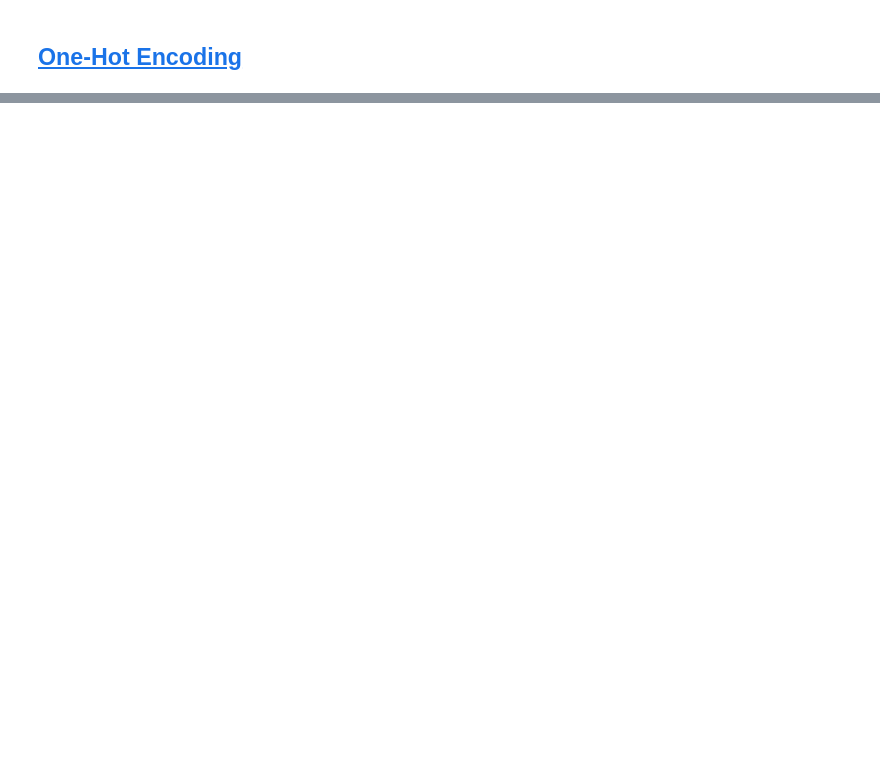
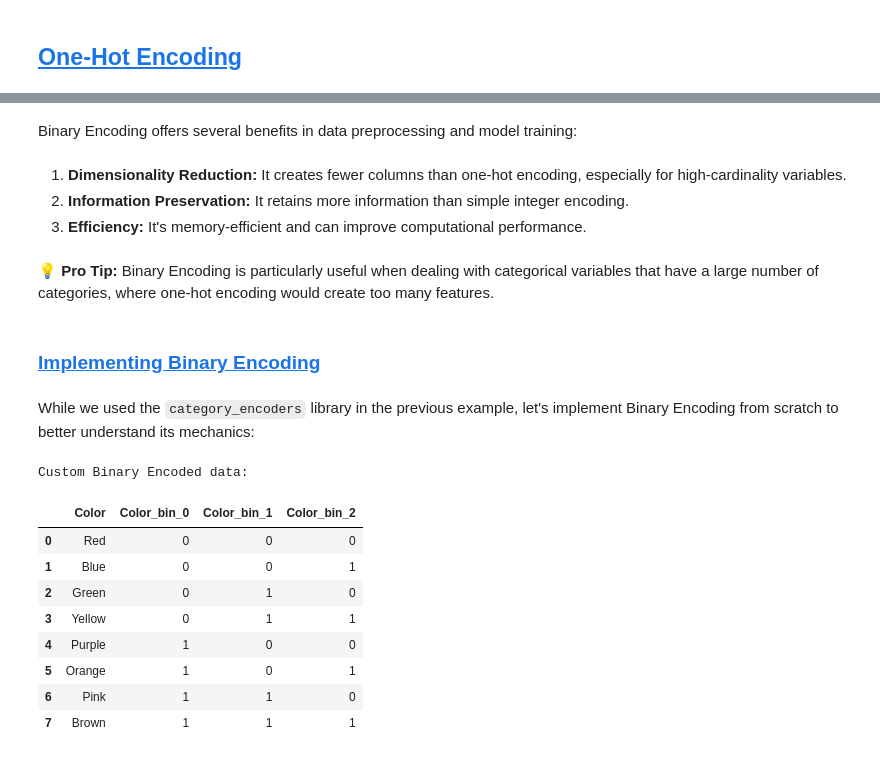
Before and after one commit to pytopia/Data-Processing-for-ML, a Jupyter notebook: Lectures/06 Exploratory Data Analysis (EDA)/05 Encoding Categorical Variables.ipynb, the cells around one changed output, grey strips where cells are left out. Cells and saved outputs as stored; diff of their text form; code cells hidden in the pictures; blank space fills up the shorter version.

```diff
--- a/Lectures/06 Exploratory Data Analysis (EDA)/05 Encoding Categorical Variables.ipynb
+++ b/Lectures/06 Exploratory Data Analysis (EDA)/05 Encoding Categorical Variables.ipynb
@@ -268,0 +749,16 @@ However, there are some practical considerations to keep in mind:
+# %%
+import pandas as pd
+import numpy as np
+from category_encoders import BinaryEncoder
+
+# Sample data
+data = pd.DataFrame({
+    'Color': ['Red', 'Blue', 'Green', 'Yellow', 'Purple', 'Orange', 'Pink', 'Brown']
+})
+
+# Initialize and fit the BinaryEncoder
+encoder = BinaryEncoder(cols=['Color'])
+encoded_data = encoder.fit_transform(data)
+
+print("Original data:")
+data
@@ -268,0 +808,44 @@ However, there are some practical considerations to keep in mind:
+# %% [markdown]
+Binary Encoding offers several benefits in data preprocessing and model training:
+# %% [markdown]
+1. **Dimensionality Reduction:** It creates fewer columns than one-hot encoding, especially for high-cardinality variables.
+2. **Information Preservation:** It retains more information than simple integer encoding.
+3. **Efficiency:** It's memory-efficient and can improve computational performance.
+# %% [markdown]
+💡 **Pro Tip:** Binary Encoding is particularly useful when dealing with categorical variables that have a large number of categories, where one-hot encoding would create too many features.
+# %% [markdown]
+### <a id='toc5_4_'></a>[Implementing Binary Encoding](#toc0_)
+# %% [markdown]
+While we used the `category_encoders` library in the previous example, let's implement Binary Encoding from scratch to better understand its mechanics:
+# %%
+def custom_binary_encode(data, column):
+    # Get unique categories and assign integers
+    categories = data[column].unique()
+    int_encoded = {cat: i for i, cat in enumerate(categories)}
+
+    # Convert integers to binary and pad with zeros
+    max_bits = len(bin(len(categories) - 1)[2:])
+    binary_encoded = {cat: format(i, f'0{max_bits}b') for cat, i in int_encoded.items()}
+
+    # Create new columns for each bit
+    for i in range(max_bits):
+        data[f'{column}_bin_{i}'] = data[column].map(lambda x: int(binary_encoded[x][i]))
+
+    return data
+
+# Apply custom Binary Encoding
+encoded_data_custom = custom_binary_encode(data.copy(), 'Color')
+
+print("Custom Binary Encoded data:")
+encoded_data_custom
+# %% [output]
+Custom Binary Encoded data:
+|  | Color | Color_bin_0 | Color_bin_1 | Color_bin_2 |
+| 0 | Red | 0 | 0 | 0 |
+| 1 | Blue | 0 | 0 | 1 |
+| 2 | Green | 0 | 1 | 0 |
+| 3 | Yellow | 0 | 1 | 1 |
+| 4 | Purple | 1 | 0 | 0 |
+| 5 | Orange | 1 | 0 | 1 |
+| 6 | Pink | 1 | 1 | 0 |
+| 7 | Brown | 1 | 1 | 1 |
```
Also changed, not shown: parts of 200 cells of this notebook, 5 other files.
